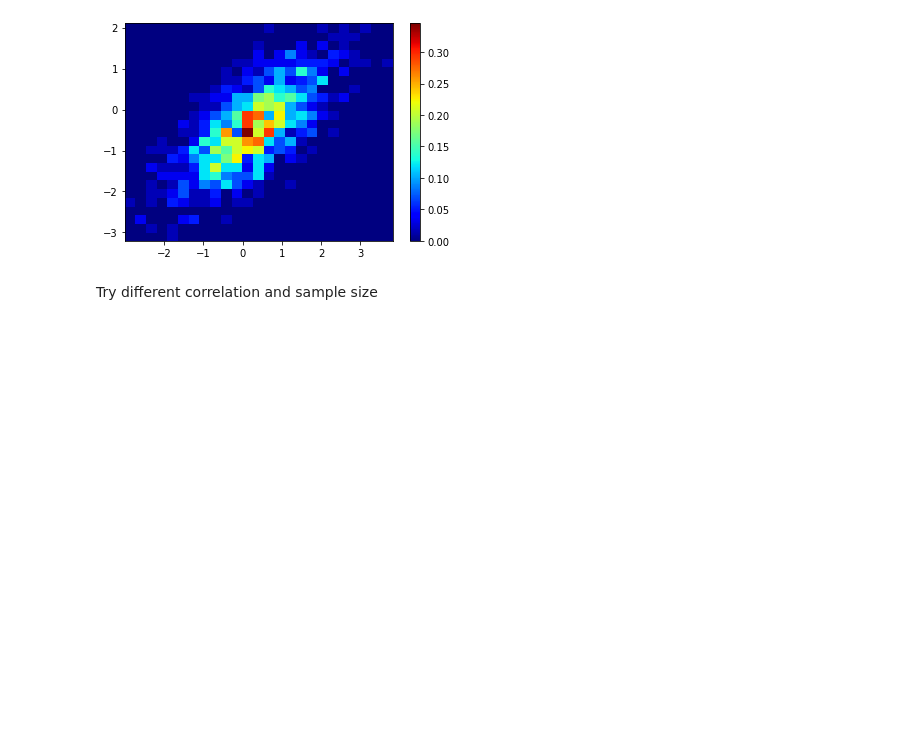
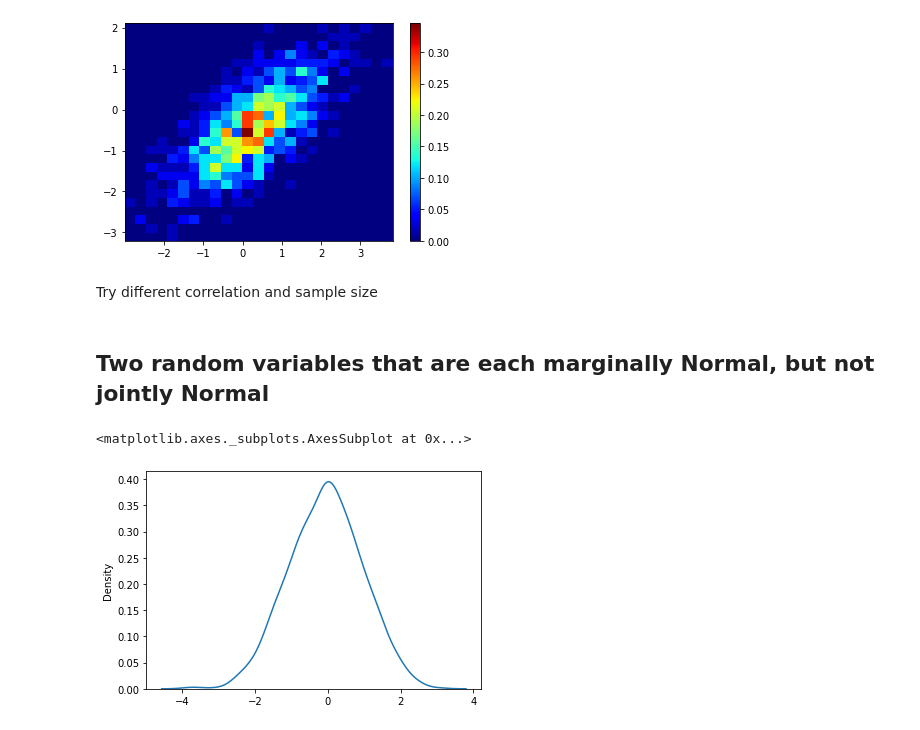
Before and after one commit to khaichiong/meco7312, a Jupyter notebook: Lecture4.ipynb, the cells around one changed output. Drawn from its saved outputs; the diff is of its cells as text; code cells hidden in the pictures; blank space fills up the shorter version.

```diff
--- a/Lecture4.ipynb
+++ b/Lecture4.ipynb
@@ -44,3 +45,8 @@ plt.colorbar()
 [figure]
 # %% [markdown]
 Try different correlation and sample size
+# %% [markdown]
+## Two random variables that are each marginally Normal, but not jointly Normal
+# %%
+n = 1000
+x = np.random.normal(0,1,n)
@@ -46,0 +58,5 @@ Try different correlation and sample size
+# %%
+sns.kdeplot(x)
+# %% [output]
+<matplotlib.axes._subplots.AxesSubplot at 0x...>
+[figure, added]
```
Also changed, not shown: parts of 5 cells of this notebook.
